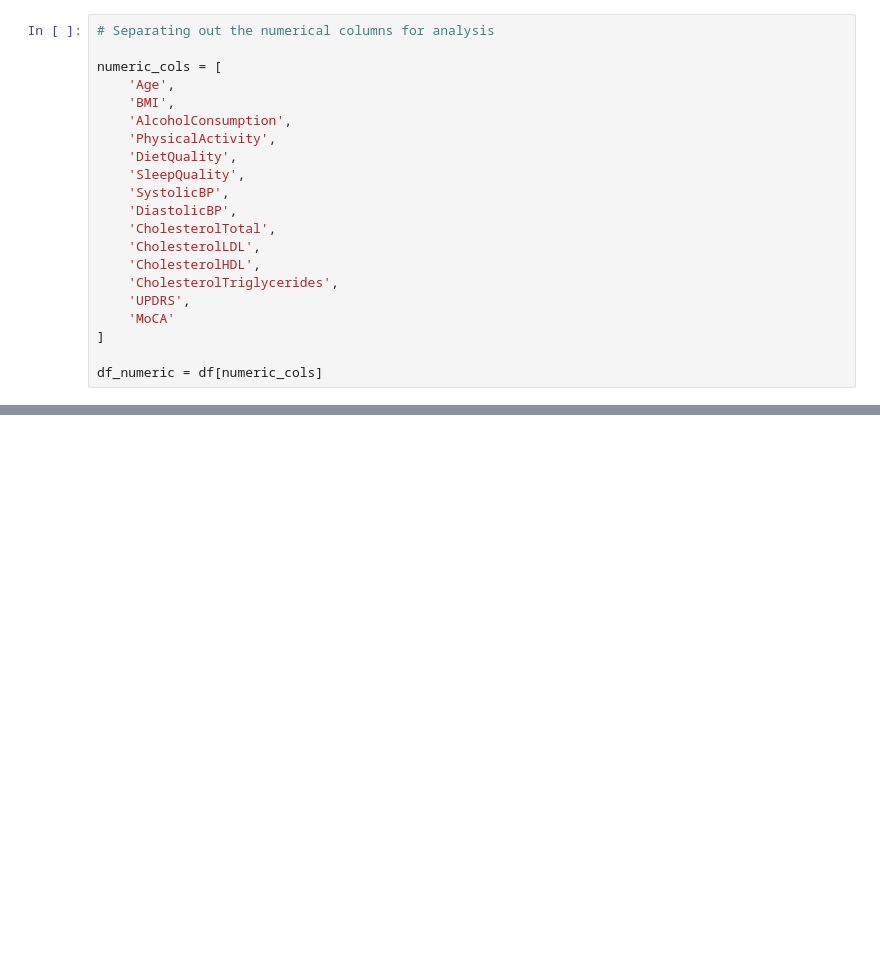
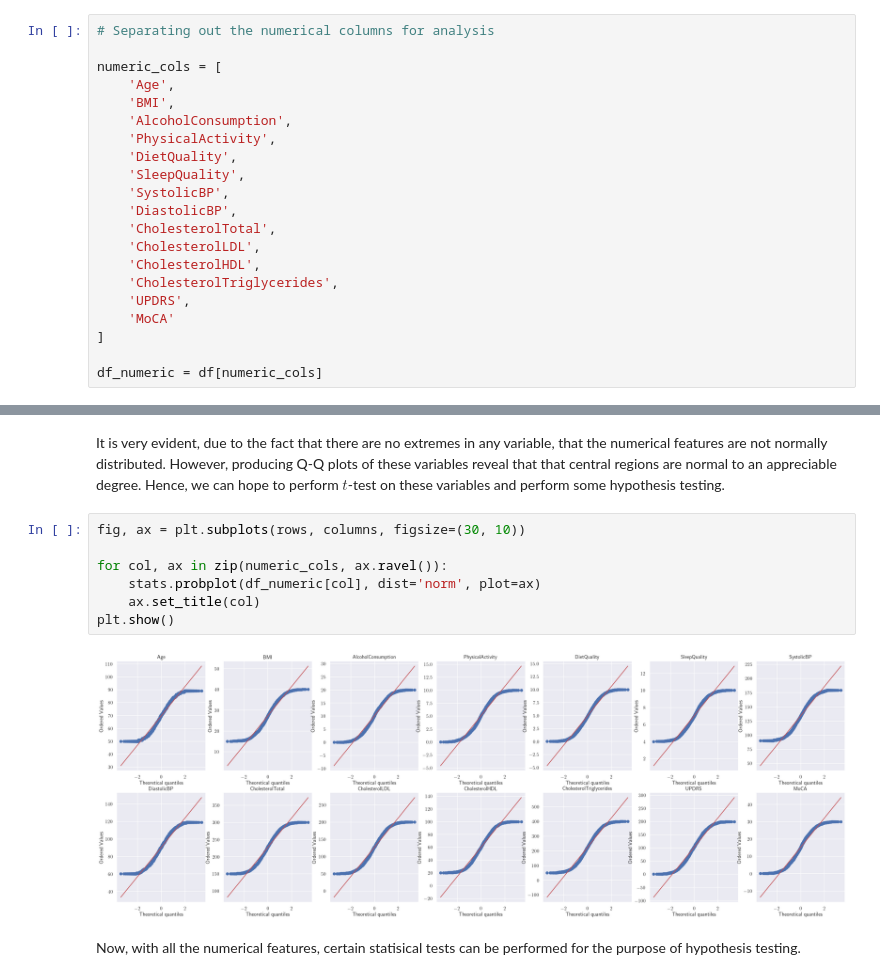
Before and after one commit to RM503/ML_projects, a Jupyter notebook: Parkinsons_classification/notebook.ipynb, the cells around one changed output, grey strips where cells are left out. Drawn from its saved outputs; the diff is of its cells as text; blank space fills up the shorter version.

```diff
--- a/Parkinsons_classification/notebook.ipynb
+++ b/Parkinsons_classification/notebook.ipynb
@@ -171,0 +215,13 @@ plt.show()
+# %% [markdown]
+It is very evident, due to the fact that there are no extremes in any variable, that the numerical features are not normally distributed. However, producing Q-Q plots of these variables reveal that that central regions are normal to an appreciable degree. Hence, we can hope to perform $t$-test on these variables and perform some hypothesis testing.
+# %%
+fig, ax = plt.subplots(rows, columns, figsize=(30, 10))
+
+for col, ax in zip(numeric_cols, ax.ravel()):
+    stats.probplot(df_numeric[col], dist='norm', plot=ax)
+    ax.set_title(col)
+plt.show()
+# %% [output]
+[figure, added]
+# %% [markdown]
+Now, with all the numerical features, certain statisical tests can be performed for the purpose of hypothesis testing.
```
Also changed, not shown: parts of 12 cells of this notebook.
